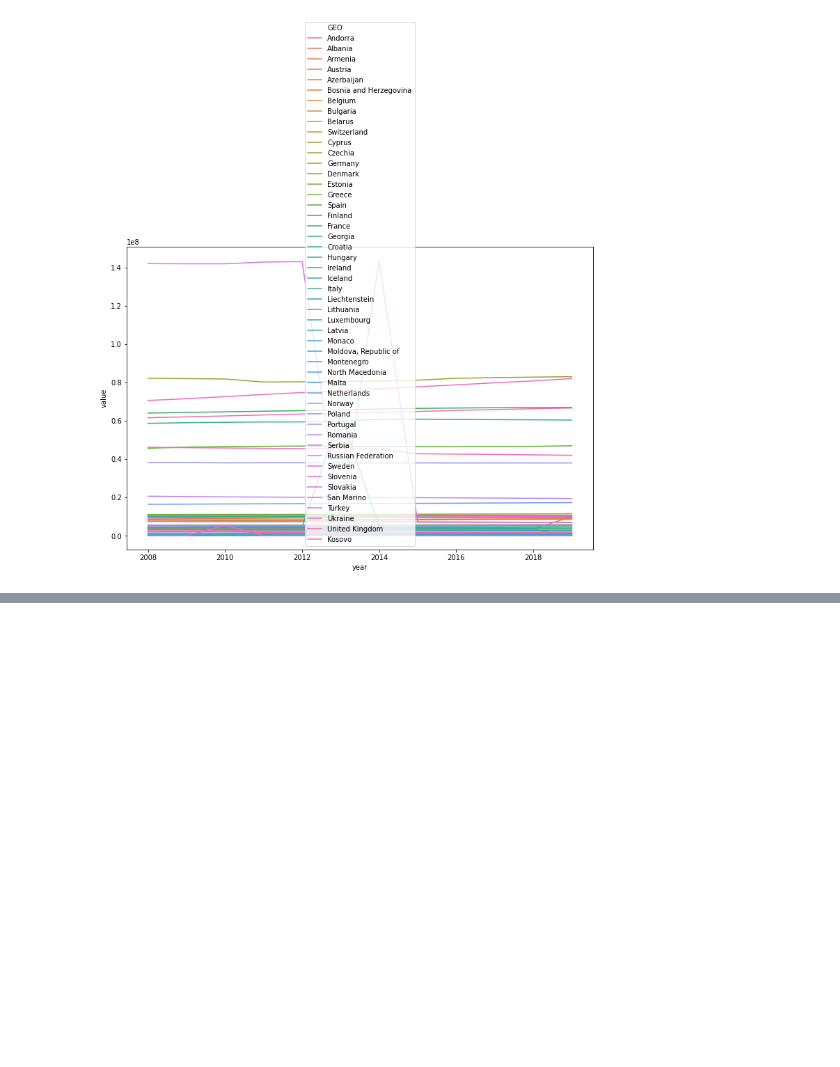
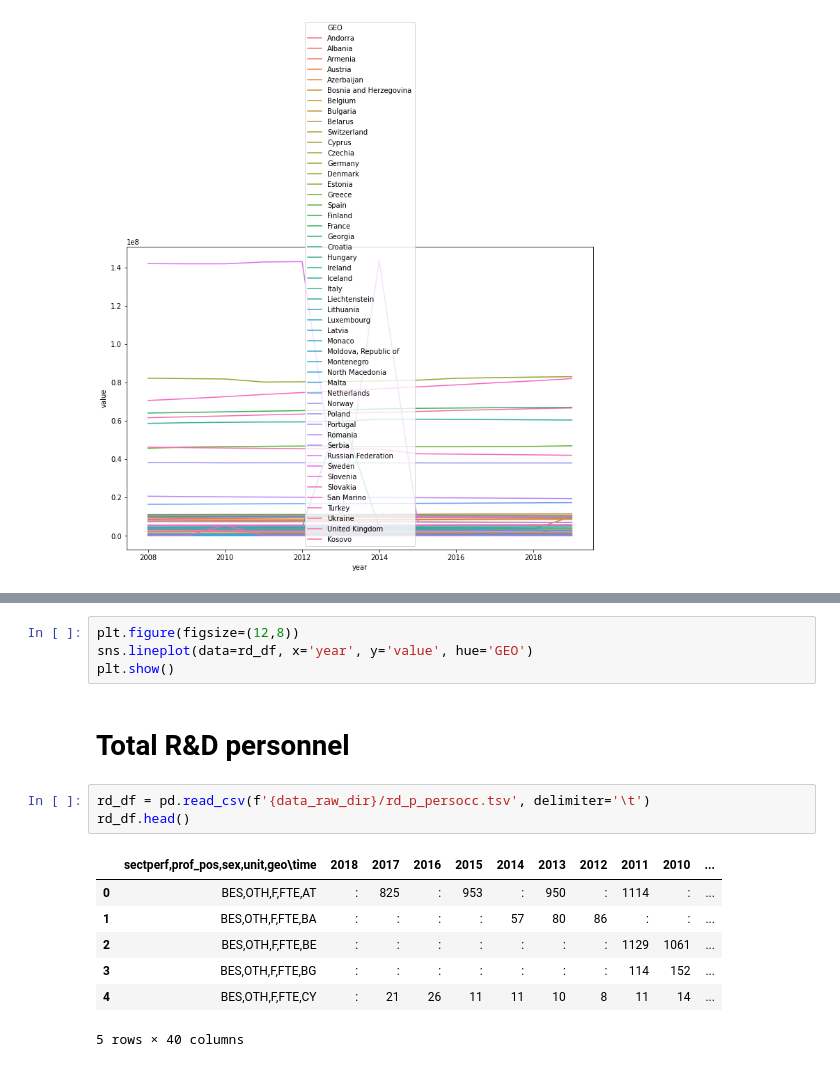
Before and after one commit to ADS-Group-15/eu-productivity-modeling, a Jupyter notebook: notebooks/eda_compensation.ipynb, the cells around one changed output, grey strips where cells are left out. Drawn from its saved outputs; the diff is of its cells as text; blank space fills up the shorter version.

```diff
--- a/notebooks/eda_compensation.ipynb
+++ b/notebooks/eda_compensation.ipynb
@@ -404,0 +429,17 @@ plt.show()
+# %%
+plt.figure(figsize=(12,8))
+sns.lineplot(data=rd_df, x='year', y='value', hue='GEO')
+plt.show()
+# %% [markdown]
+# Total R&D personnel
+# %%
+rd_df = pd.read_csv(f'{data_raw_dir}/rd_p_persocc.tsv', delimiter='\t')
+rd_df.head()
+# %% [output]
+|  | sectperf,prof_pos,sex,unit,geo\time | 2018 | 2017 | 2016 | 2015 | 2014 | 2013 | 2012 | 2011 | 2010 | ... |
+| 0 | BES,OTH,F,FTE,AT | : | 825 | : | 953 | : | 950 | : | 1114 | : | ... |
+| 1 | BES,OTH,F,FTE,BA | : | : | : | : | 57 | 80 | 86 | : | : | ... |
+| 2 | BES,OTH,F,FTE,BE | : | : | : | : | : | : | : | 1129 | 1061 | ... |
+| 3 | BES,OTH,F,FTE,BG | : | : | : | : | : | : | : | 114 | 152 | ... |
+| 4 | BES,OTH,F,FTE,CY | : | 21 | 26 | 11 | 11 | 10 | 8 | 11 | 14 | ... |
+5 rows × 40 columns
```
Also changed, not shown: parts of 9 cells of this notebook, 5 other files.
